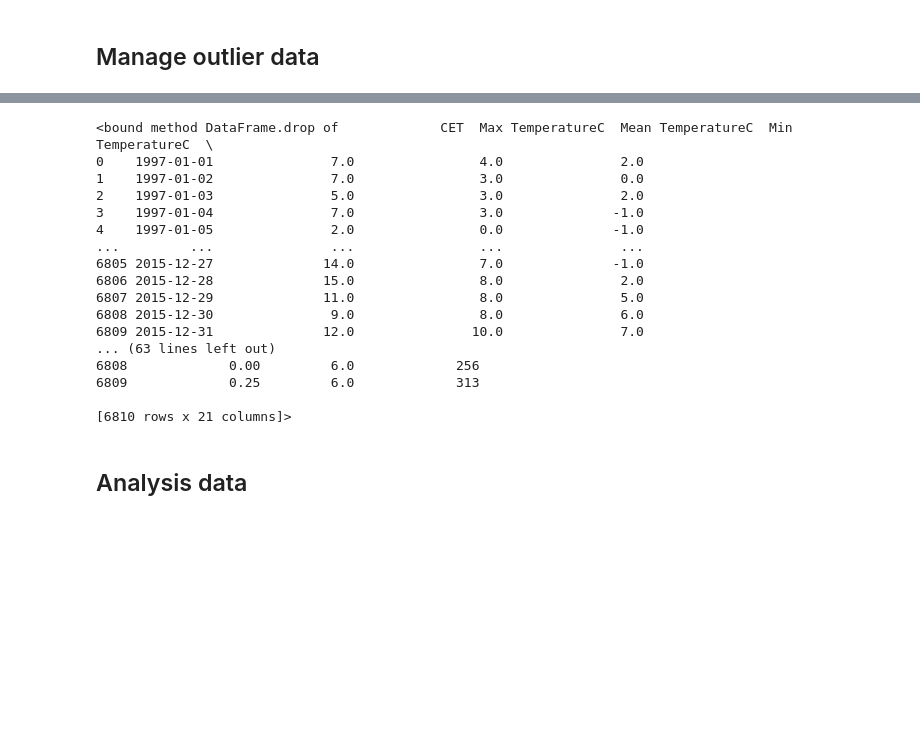
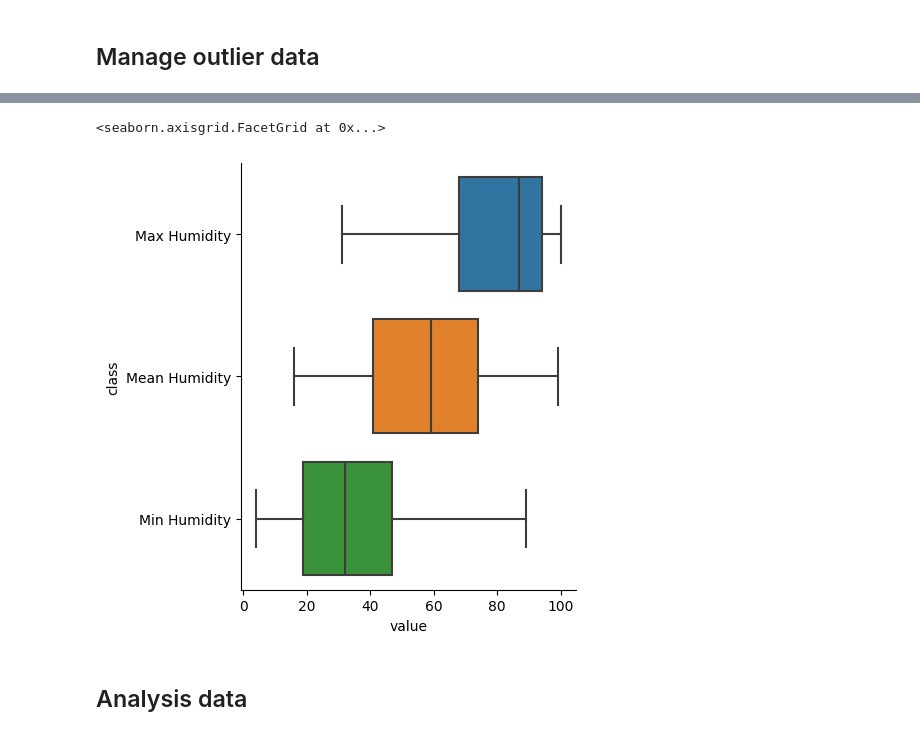
Before and after one commit to nnyPRO/Daily_Weather, a Jupyter notebook: code/project.ipynb, the cells around one changed output, grey strips where cells are left out. Cells and saved outputs as stored; diff of their text form; code cells hidden in the pictures; blank space fills up the shorter version.

```diff
--- a/code/project.ipynb
+++ b/code/project.ipynb
@@ -219,23 +220,10 @@ sns.catplot(data=humi, x="value", y="class", kind="box")
 # %%
-data.drop
+data = data[(data['Min Humidity'] < 90) & (data['Max Humidity'] > 30)]
+humi = pd.melt(data, value_vars=data.columns[7:10], var_name='class', value_name='value')
+sns.catplot(data=humi, x="value", y="class", kind="box")
 # %% [output]
-<bound method DataFrame.drop of             CET  Max TemperatureC  Mean TemperatureC  Min TemperatureC  \
-0    1997-01-01               7.0                4.0               2.0
-1    1997-01-02               7.0                3.0               0.0
-2    1997-01-03               5.0                3.0               2.0
-3    1997-01-04               7.0                3.0              -1.0
-4    1997-01-05               2.0                0.0              -1.0
-...         ...               ...                ...               ...
-6805 2015-12-27              14.0                7.0              -1.0
-6806 2015-12-28              15.0                8.0               2.0
-6807 2015-12-29              11.0                8.0               5.0
-6808 2015-12-30               9.0                8.0               6.0
-6809 2015-12-31              12.0               10.0               7.0
-... (63 lines left out)
-6808             0.00         6.0             256
-6809             0.25         6.0             313
-
-[6810 rows x 21 columns]>
+<seaborn.axisgrid.FacetGrid at 0x...>
+[figure, added]
 # %% [markdown]
 ## Analysis data
 # %%
```
Also changed, not shown: parts of 4 cells of this notebook.
